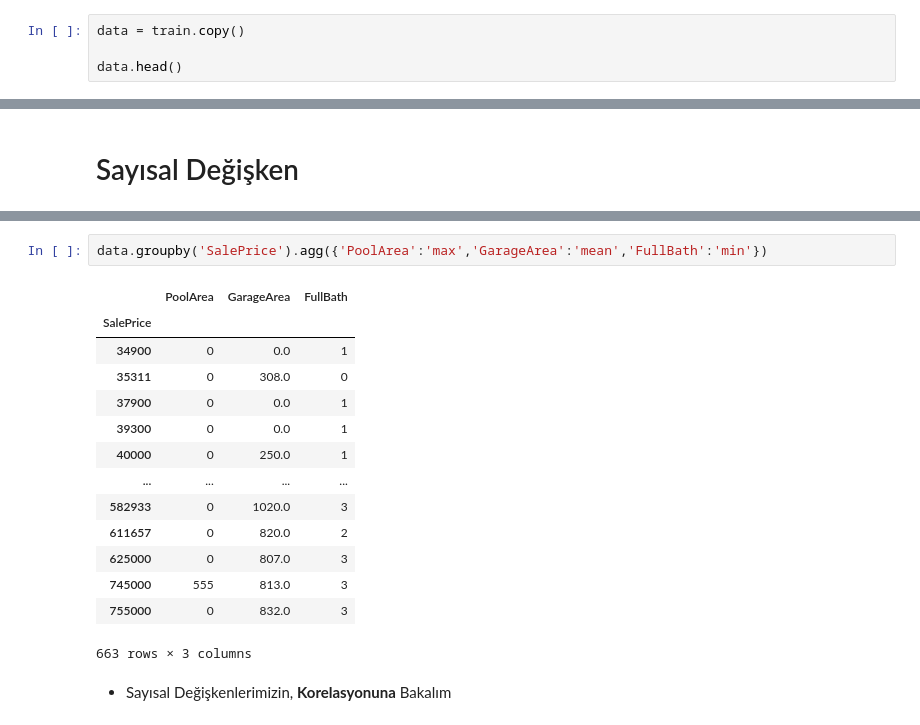
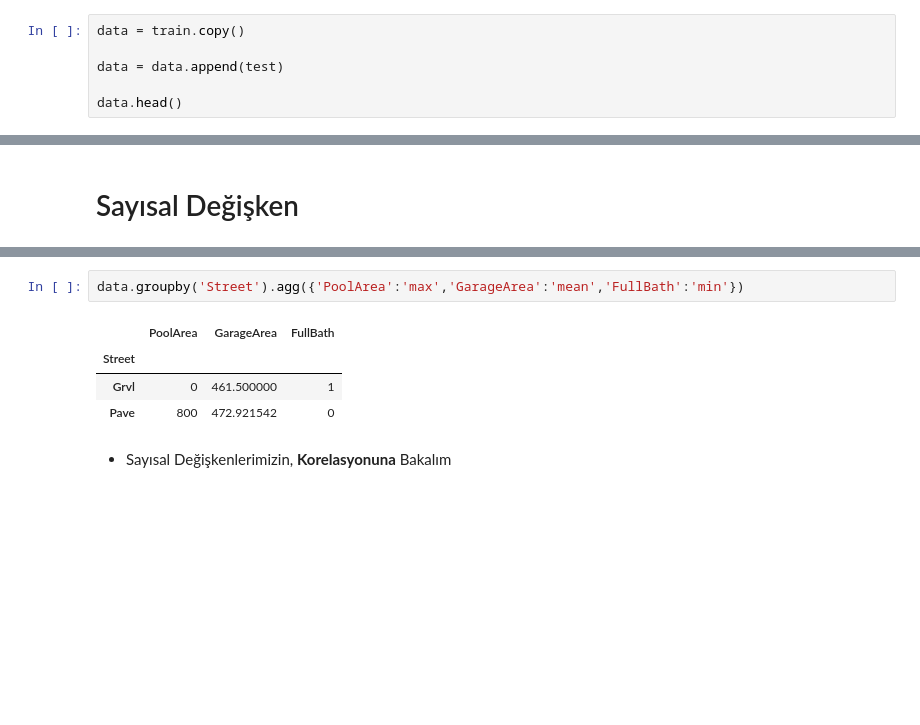
Before and after one commit to TheKoray/Kaggle-Projects, a Jupyter notebook: HousePrice/houseprice.ipynb, the cells around one changed output, grey strips where cells are left out. Saved outputs shown, nothing was run; the diff lists cells and outputs as text; blank space fills up the shorter version.

```diff
--- a/HousePrice/houseprice.ipynb
+++ b/HousePrice/houseprice.ipynb
@@ -31,6 +31,8 @@ test = pd.read_csv("/kaggle/input/house-prices-advanced-regression-techniques/te
 # %%
 data = train.copy()
 
+data = data.append(test)
+
 data.head()
 # %% [output]
 |  | Id | MSSubClass | MSZoning | LotFrontage | LotArea | Street | Alley | LotShape | LandContour | ... |
@@ -320,20 +322,10 @@ num_cols
 # %%
-data.groupby('SalePrice').agg({'PoolArea':'max','GarageArea':'mean','FullBath':'min'})
+data.groupby('Street').agg({'PoolArea':'max','GarageArea':'mean','FullBath':'min'})
 # %% [output]
 |  | PoolArea | GarageArea | FullBath |
-| SalePrice |  |  |  |
-| 34900 | 0 | 0.0 | 1 |
-| 35311 | 0 | 308.0 | 0 |
-| 37900 | 0 | 0.0 | 1 |
-| 39300 | 0 | 0.0 | 1 |
-| 40000 | 0 | 250.0 | 1 |
-| ... | ... | ... | ... |
-| 582933 | 0 | 1020.0 | 3 |
-| 611657 | 0 | 820.0 | 2 |
-| 625000 | 0 | 807.0 | 3 |
-| 745000 | 555 | 813.0 | 3 |
-| 755000 | 0 | 832.0 | 3 |
+| Street |  |  |  |
+| Grvl | 0 | 461.500000 | 1 |
+| Pave | 800 | 472.921542 | 0 |
-663 rows × 3 columns
 # %% [markdown]
 - Sayısal Değişkenlerimizin, **Korelasyonuna** Bakalım
 # %%
```
Also changed, not shown: parts of 149 cells of this notebook.
